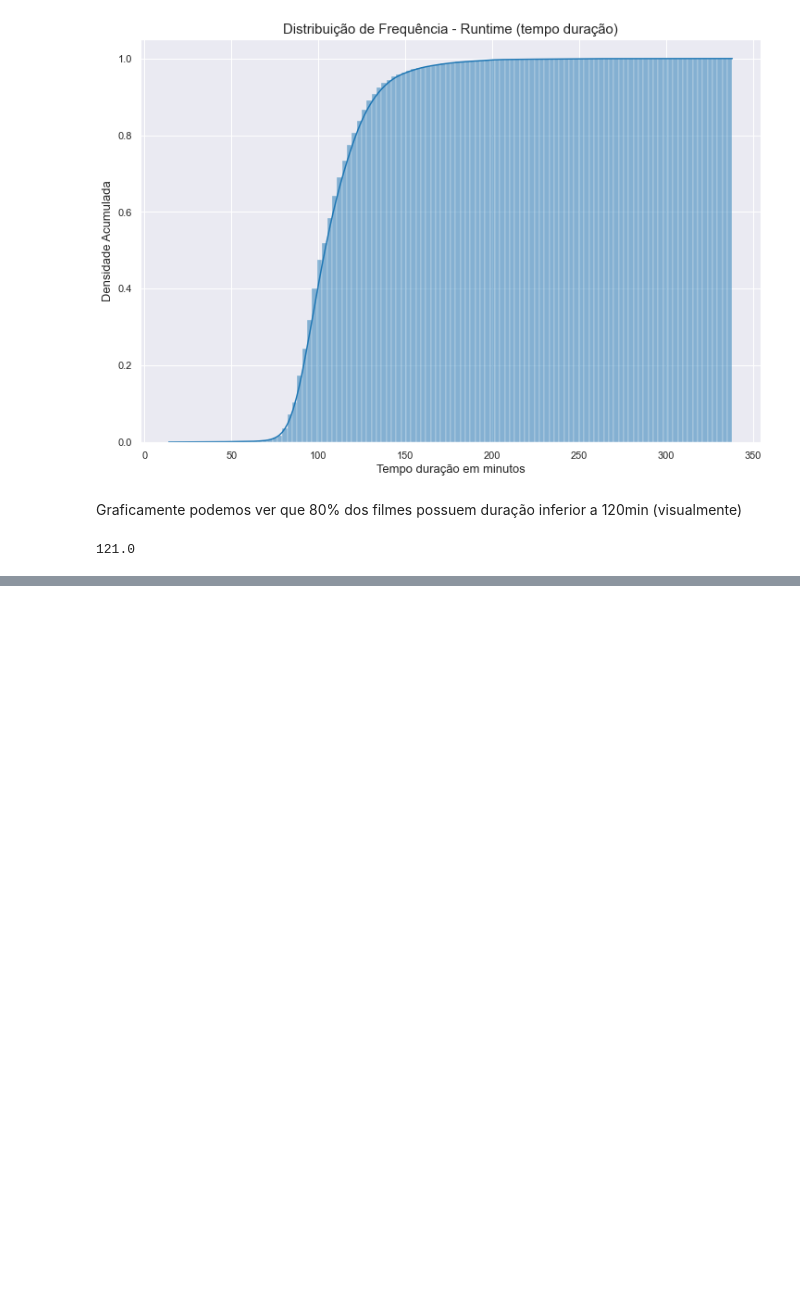
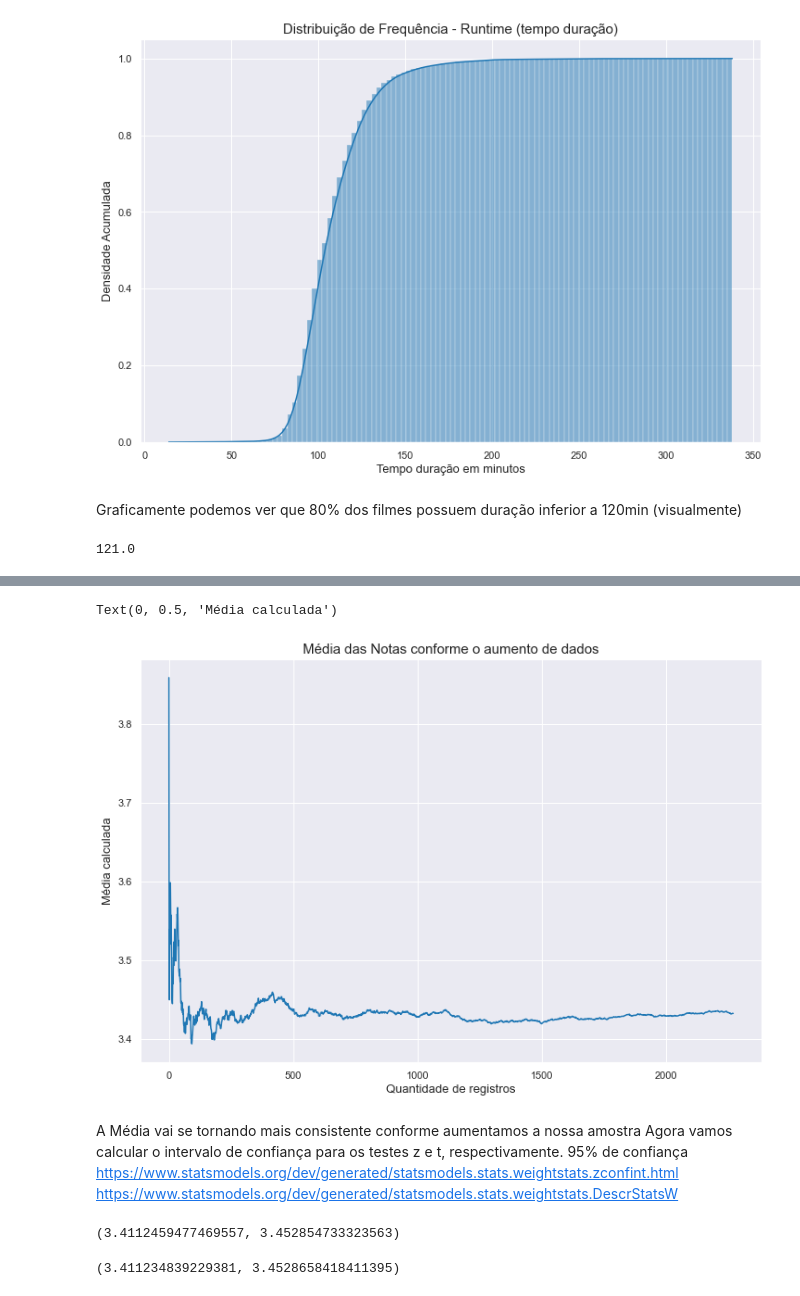
Before and after one commit to ciqueti/Testes_Estatisticos, a Jupyter notebook: Projeto.ipynb, the cells around one changed output, grey strips where cells are left out. Cells and saved outputs as stored; diff of their text form; code cells hidden in the pictures; blank space fills up the shorter version.

```diff
--- a/Projeto.ipynb
+++ b/Projeto.ipynb
@@ -251,0 +255,36 @@ Graficamente podemos ver que 80% dos filmes possuem duração inferior a 120min
+# %%
+# Queremos analisar como a média das notas médias se comporta conforme mais dados são atribuídos
+media = []
+s = 0
+temp = media_filmes_mais_de_10_notas.sample(frac=1, random_state=75243)
+for i in range(0, len(temp)):
+    s = temp[0:i+1].mean()
+    media.append(s)
+# %%
+import matplotlib.pyplot as plt
+fig, ax = plt.subplots(figsize=(12,8))
+ax.plot(media)
+ax.set_title('Média das Notas conforme o aumento de dados', fontsize=15)
+ax.set_xlabel('Quantidade de registros', fontsize=13)
+ax.set_ylabel('Média calculada', fontsize=13)
+# %% [output]
+Text(0, 0.5, 'Média calculada')
+[figure, added]
+# %% [markdown]
+A Média vai se tornando mais consistente conforme aumentamos a nossa amostra
+Agora vamos calcular o intervalo de confiança para os testes z e t, respectivamente. 95% de confiança
+    https://www.statsmodels.org/dev/generated/statsmodels.stats.weightstats.zconfint.html
+    https://www.statsmodels.org/dev/generated/statsmodels.stats.weightstats.DescrStatsW
+# %%
+from statsmodels.stats.weightstats import zconfint
+
+zconfint(media_filmes_mais_de_10_notas, alpha=0.05)
+# %% [output]
+(3.4112459477469557, 3.452854733323563)
+# %%
+from statsmodels.stats.weightstats import DescrStatsW
+
+desc_todos_com_10_votos = DescrStatsW(media_filmes_mais_de_10_notas)
+desc_todos_com_10_votos.tconfint_mean(alpha=0.05)
+# %% [output]
+(3.411234839229381, 3.4528658418411395)
```
Also changed, not shown: parts of 11 cells of this notebook.
